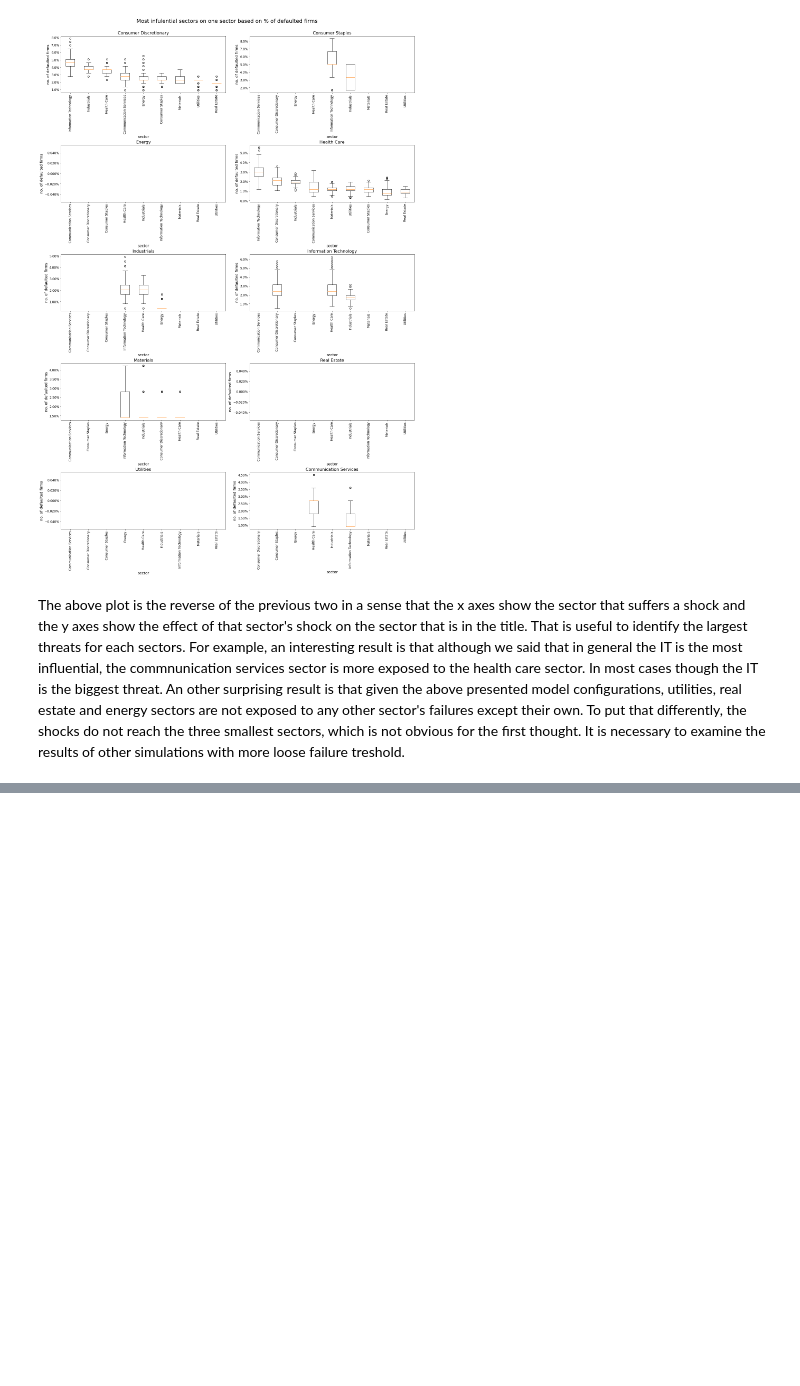
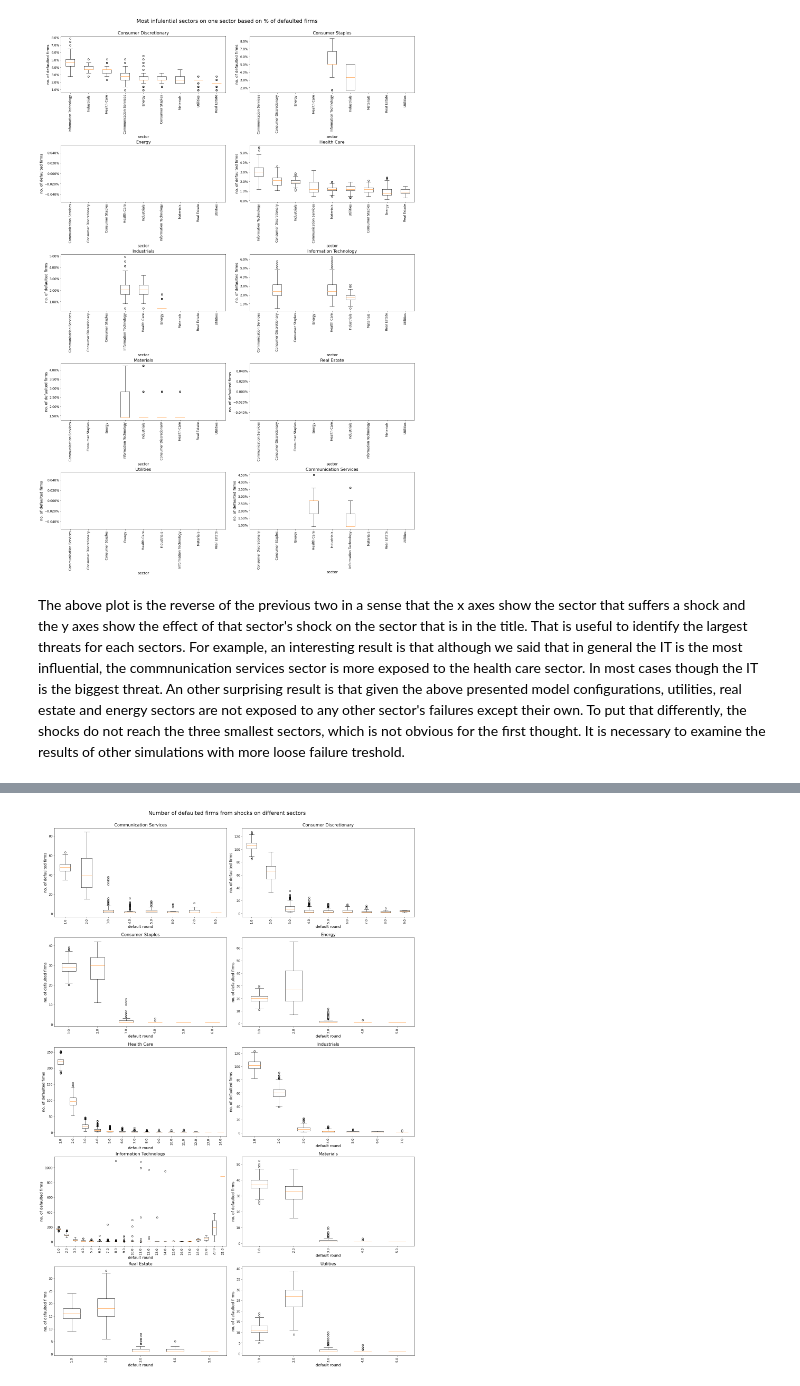
Before and after one commit to pibence/thesis_sector_analysis_on_ownership_networks, a Jupyter notebook: plot_shocks.ipynb, the cells around one changed output, grey strips where cells are left out. Cells and saved outputs as stored; diff of their text form; code cells hidden in the pictures; blank space fills up the shorter version.

```diff
--- a/plot_shocks.ipynb
+++ b/plot_shocks.ipynb
@@ -54,0 +86,7 @@ The above plot is the reverse of the previous two in a sense that the x axes sho
+# %%
+
+sectors_dict3 = load_simulation_for_all_sectors(config_dict["outputs"]["simulations"], "2022_10_31_100844", config_dict["lists"]["sectors"])
+# %%
+fig = plot_defaults(sectors_dict3, "all", 'rounds')
+# %% [output]
+[figure, added]
```
Also changed, not shown: parts of 20 cells of this notebook, 1 other file.
